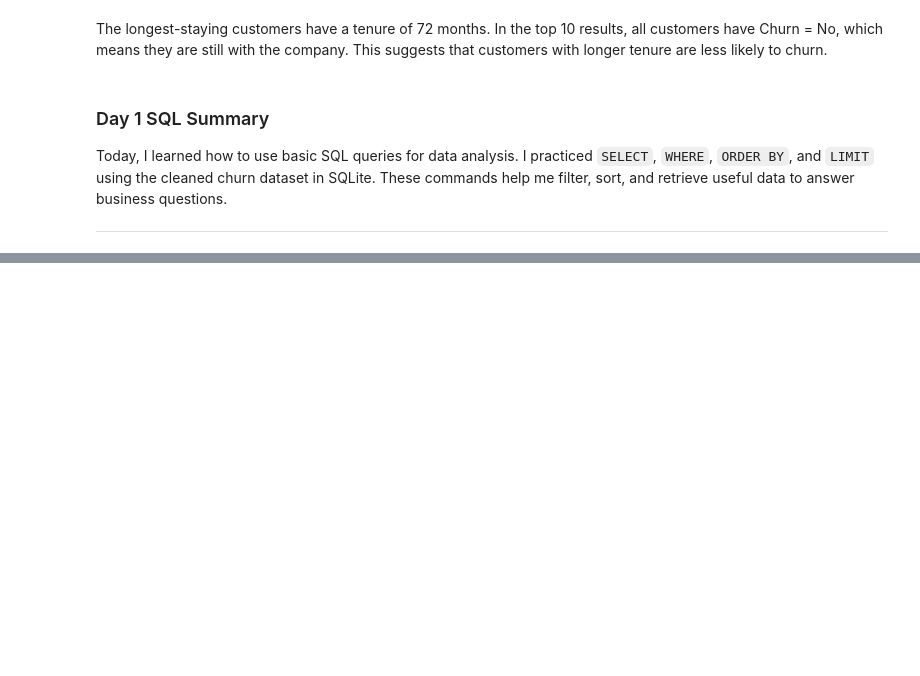
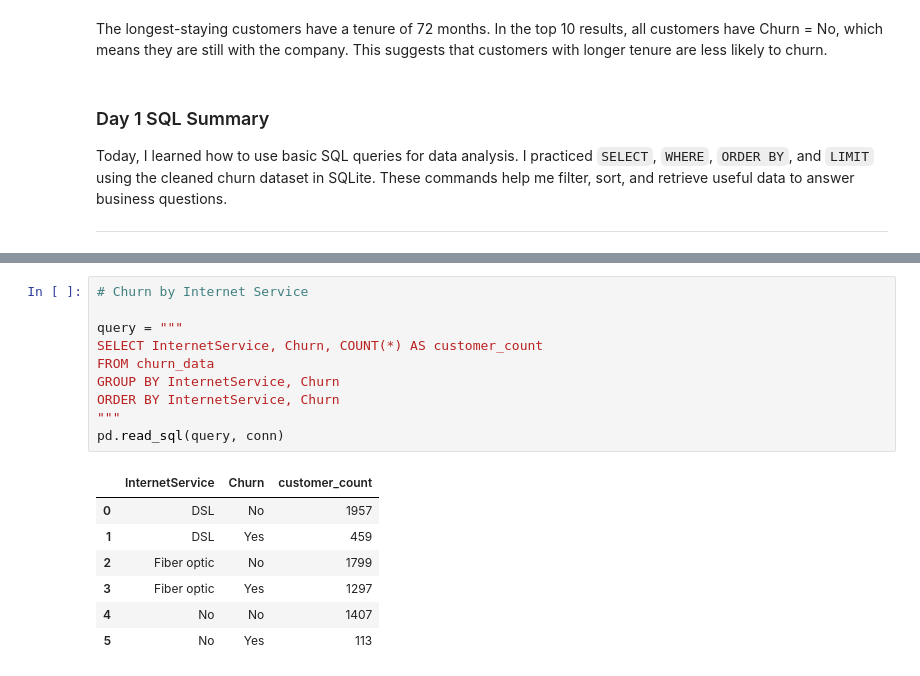
Before and after one commit to Hankrulin/customer-churn-prediction, a Jupyter notebook: Jupyter_notebook/sql_week2_practice.ipynb, the cells around one changed output, grey strips where cells are left out. Cells and saved outputs as stored; diff of their text form; blank space fills up the shorter version.

```diff
--- a/Jupyter_notebook/sql_day1_practice.ipynb
+++ b/Jupyter_notebook/sql_week2_practice.ipynb
@@ -418,0 +548,18 @@ These commands help me filter, sort, and retrieve useful data to answer business
+# %%
+# Churn by Internet Service
+
+query = """
+SELECT InternetService, Churn, COUNT(*) AS customer_count
+FROM churn_data
+GROUP BY InternetService, Churn
+ORDER BY InternetService, Churn
+"""
+pd.read_sql(query, conn)
+# %% [output]
+|  | InternetService | Churn | customer_count |
+| 0 | DSL | No | 1957 |
+| 1 | DSL | Yes | 459 |
+| 2 | Fiber optic | No | 1799 |
+| 3 | Fiber optic | Yes | 1297 |
+| 4 | No | No | 1407 |
+| 5 | No | Yes | 113 |
```
Also changed, not shown: parts of 42 cells of this notebook, 1 other file.
